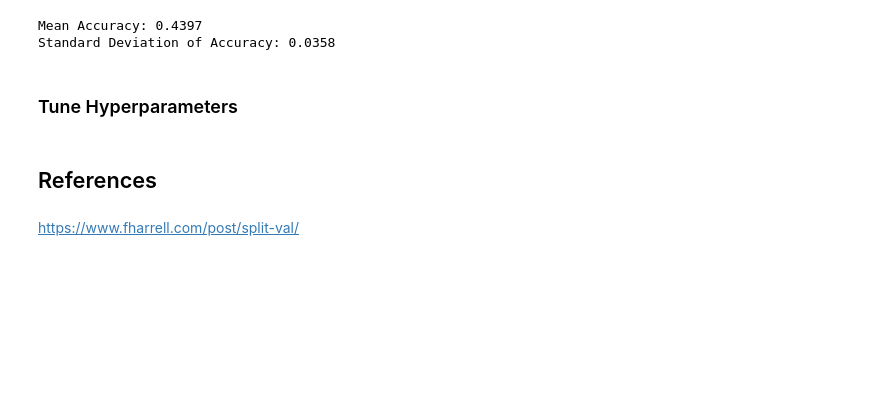
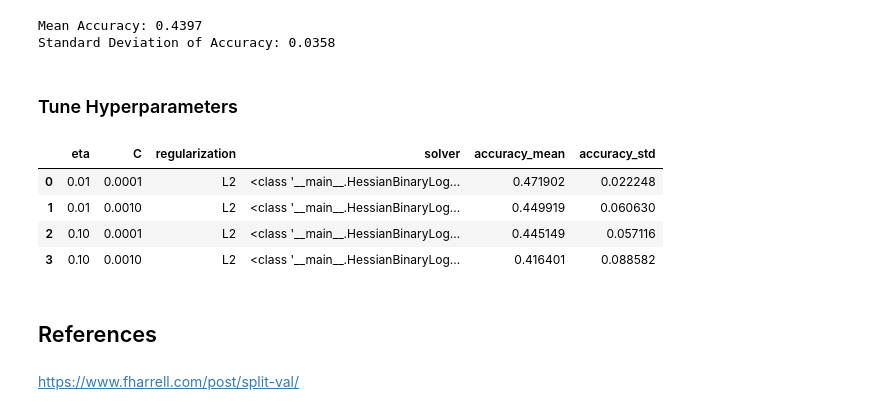
Before and after one commit to colew658/custom_logistic_regression, a Jupyter notebook: ova_log_reg.ipynb, the cells around one changed output. Cells and saved outputs as stored; diff of their text form; code cells hidden in the pictures; blank space fills up the shorter version.

Commit message:
Fix grid search

```diff
--- a/ova_log_reg.ipynb
+++ b/ova_log_reg.ipynb
@@ -702,10 +702,12 @@ def grid_search(
         # Append the results to the dataframe
         cv_results.append(
             {
-                "eta": params["eta"],
-                "C": params["C"],
-                "regularization": "L2",
-                "solver": "HessianBinaryLogisticRegression",
+                "eta": params.get("eta", 0.01),
+                "C": params.get("C", 0.001),
+                "regularization": params.get("regularization", "L2"),
+                "solver": params.get(
+                    "solver", HessianBinaryLogisticRegression
+                ),
                 "accuracy_mean": mean_accuracy,
                 "accuracy_std": std_accuracy,
             },
@@ -739,6 +741,14 @@ grid_results = grid_search(
     customers_filtered["Segmentation"].values,
     small_hyper_grid,
 )
+# %%
+grid_results
+# %% [output]
+|  | eta | C | regularization | solver | accuracy_mean | accuracy_std |
+| 0 | 0.01 | 0.0001 | L2 | <class '__main__.HessianBinaryLog... | 0.471902 | 0.022248 |
+| 1 | 0.01 | 0.0010 | L2 | <class '__main__.HessianBinaryLog... | 0.449919 | 0.060630 |
+| 2 | 0.10 | 0.0001 | L2 | <class '__main__.HessianBinaryLog... | 0.445149 | 0.057116 |
+| 3 | 0.10 | 0.0010 | L2 | <class '__main__.HessianBinaryLog... | 0.416401 | 0.088582 |
 # %% [markdown]
 ## References
 # %% [markdown]
```
